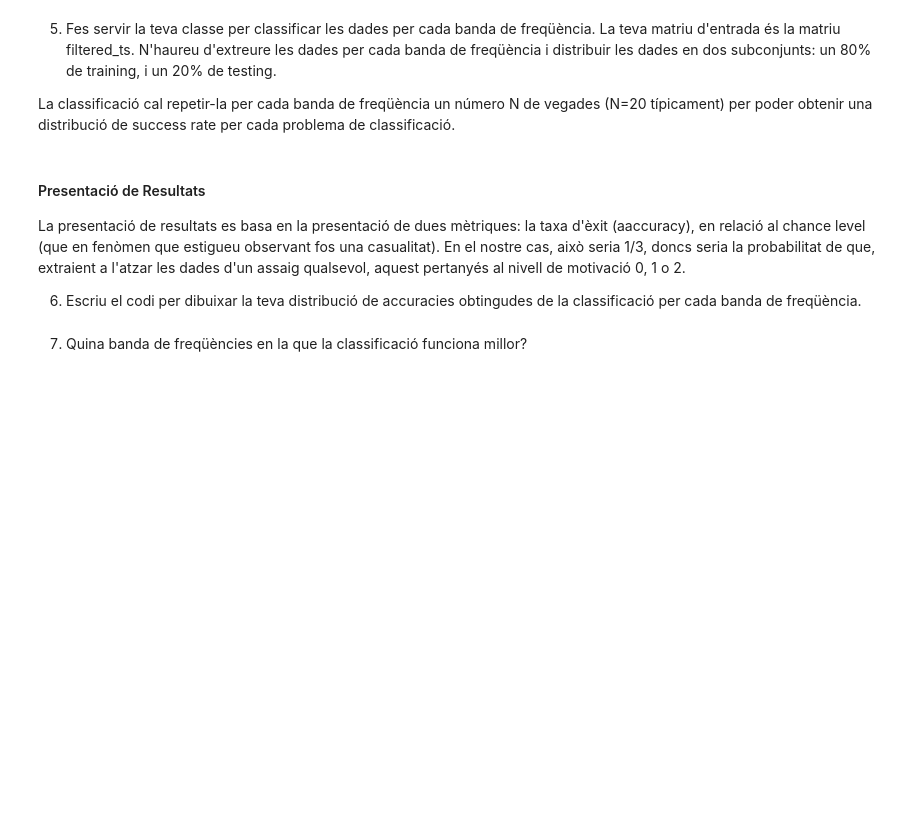
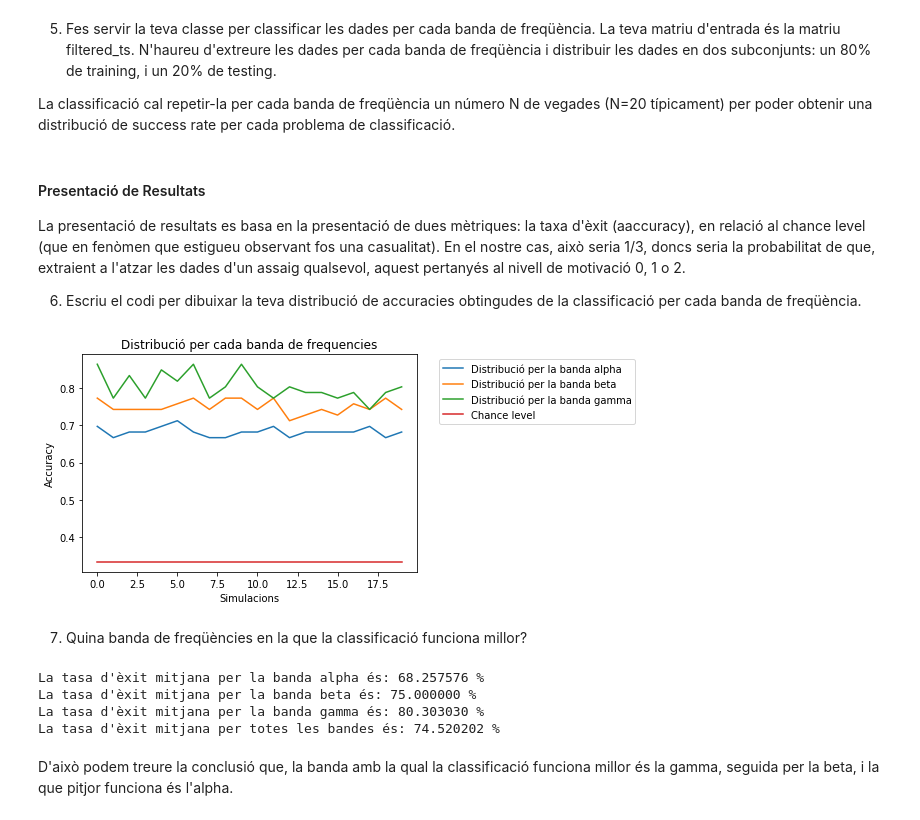
Before and after one commit to angelmc1309/TNUI_KNN, a Jupyter notebook: P4_Brief_Student.ipynb, the cells around one changed output. Saved outputs shown, nothing was run; the diff lists cells and outputs as text; code cells hidden in the pictures; blank space fills up the shorter version.

```diff
--- a/P4_Brief_Student.ipynb
+++ b/P4_Brief_Student.ipynb
@@ -213,3 +238,23 @@ class classifier1NN:
+# %%
+def distance(A,B):
+    return np.linalg.norm(A-B)
+
+# classificador 1-NN
+class classifier1NN:
+
+    def fit(self, xtrain, ytrain):
+        #Xtrain és un vector amb les components de tots els punts
+        self.Xtrain = xtrain
+        #Cada punt té associada una label que guardem a Ytrain
+        self.ytrain = ytrain
+
+    def predict(self, X):
+        #Calculem totes les distàncies del punt amb tots els punts d'entrenament
+        distances = list(map(lambda point:distance(point,X) ,self.Xtrain))
+        #Mirem quina és la distància mínima
+        minDistIndex = np.argmin(np.array(distances))
+        #Retornem la label de la distància mínima
+        return self.ytrain[minDistIndex]
 # %% [markdown]
 5. Fes servir la teva classe per classificar les dades per cada banda de freqüència. La teva matriu d'entrada és la matriu filtered_ts. N'haureu d'extreure les dades per cada banda de freqüència i distribuir les dades en dos subconjunts: un 80% de training, i un 20% de testing.
 
@@ -228,5 +314,33 @@ for n in range(n_bands):
 La presentació de resultats es basa en la presentació de dues mètriques: la taxa d'èxit (aaccuracy), en relació al chance level (que en fenòmen que estigueu observant fos una casualitat). En el nostre cas, això seria 1/3, doncs seria la probabilitat de que, extraient a l'atzar les dades d'un assaig qualsevol, aquest pertanyés al nivell de motivació 0, 1 o 2.
 
 6. Escriu el codi per dibuixar la teva distribució de accuracies obtingudes de la classificació per cada banda de freqüència.
+# %%
+fig = pp.figure()
+ax = pp.axes()
+for i in range(n_bands):
+    label = "Distribució per la banda "+ freq_bands[i]
+    ax.plot(accuracies[i,:],label=label)
+x = np.linspace(1/3, 1/3, n_reps)
+ax.plot(x,label="Chance level");
+pp.xlabel('Simulacions')
+pp.ylabel('Accuracy')
+title = 'Distribució per cada banda de frequencies'
+
+pp.title(title)
+pp.legend(bbox_to_anchor=(1.05, 1))
+pp.show()
+# %% [output]
+[figure, added]
 # %% [markdown]
 7. Quina banda de freqüències en la que la classificació funciona millor?
+# %%
+for n in range(n_bands):
+    print("La tasa d'èxit mitjana per la banda %s és: %f %%" % (freq_bands[n],np.mean(accuracies[n,:] * 100)))
+print("La tasa d'èxit mitjana per totes les bandes és: %f %%" % np.mean(accuracies * 100))
+# %% [output]
+La tasa d'èxit mitjana per la banda alpha és: 68.257576 %
+La tasa d'èxit mitjana per la banda beta és: 75.000000 %
+La tasa d'èxit mitjana per la banda gamma és: 80.303030 %
+La tasa d'èxit mitjana per totes les bandes és: 74.520202 %
+# %% [markdown]
+D'això podem treure la conclusió que, la banda amb la qual la classificació funciona millor és la gamma, seguida per la beta, i la que pitjor funciona és l'alpha.
```
Also changed, not shown: parts of 8 cells of this notebook.
